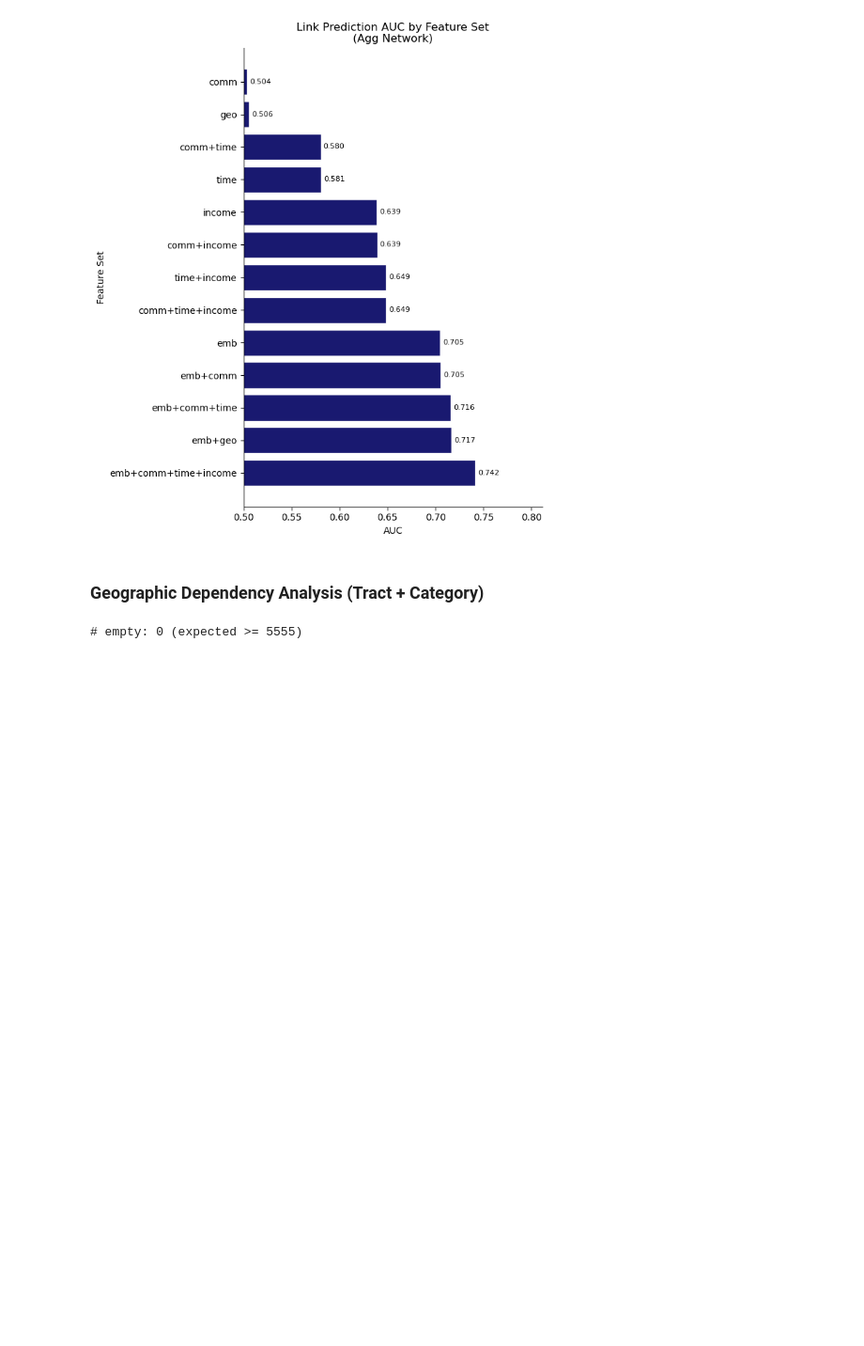
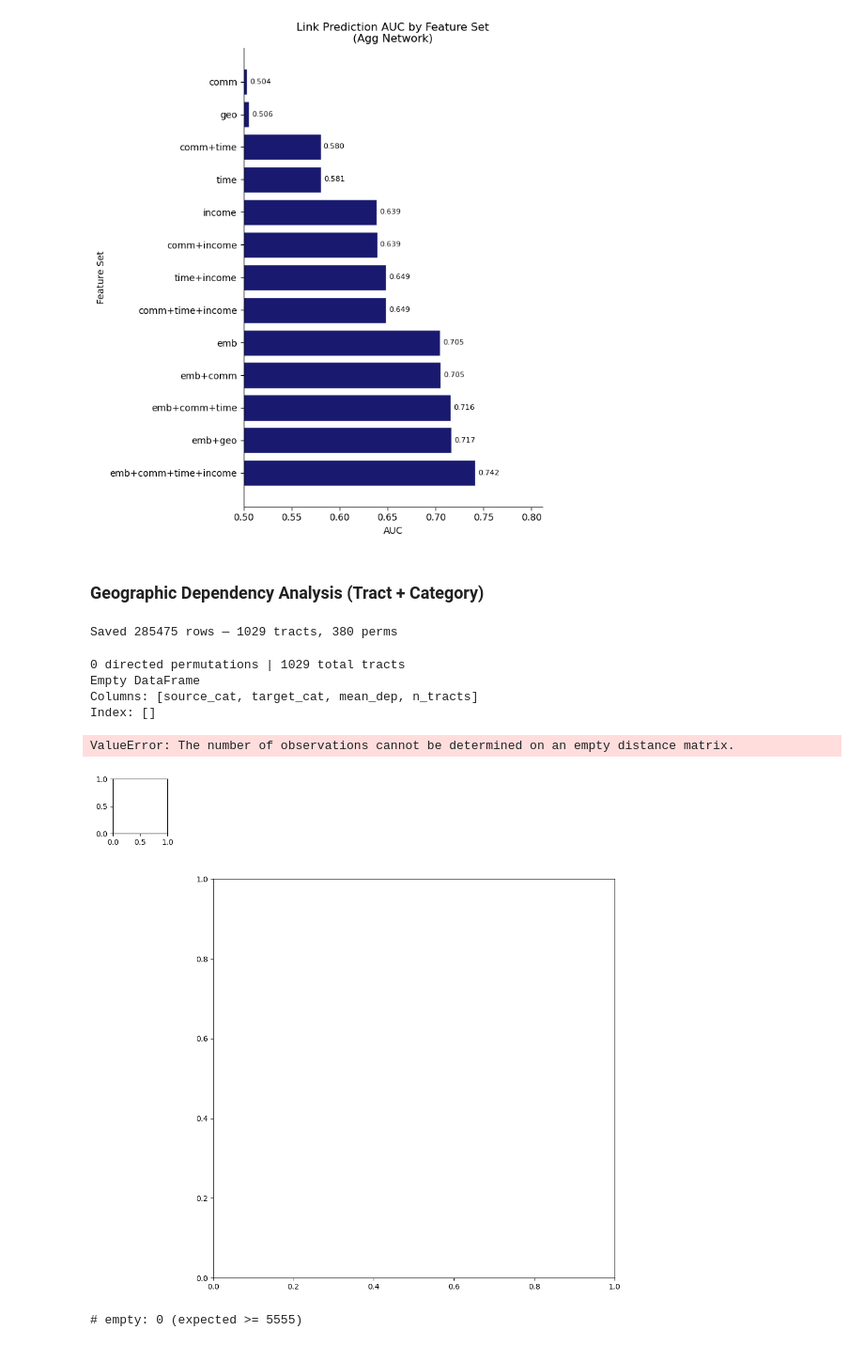
Before and after one commit to caleb-chandler/dependency-link-prediction, a Jupyter notebook: analysis.ipynb, the cells around one changed output. Shown at 94% size. Cells and saved outputs as stored; diff of their text form; code cells hidden in the pictures; blank space fills up the shorter version.

```diff
--- a/analysis.ipynb
+++ b/analysis.ipynb
@@ -34,6 +34,7 @@ pio.renderers.default = "notebook"
 
 seed = 21
 vers = 'agg'
+aggtype = 'dir'
 agg = False
 weight = 'cov'
 
@@ -46,14 +47,18 @@ elif vers == '24':
     save_dir = Path(f'data/undir_trials/24h/tests/seed{seed}')
     data = Path('data/undir_trials/24h/depnet_undirected_24h.gz')
 elif vers == 'agg':
-    fpath = Path('data/agg/agg_network_24h_undir.pkl')
-    save_dir = Path(f'data/agg/tests/seed{seed}')
+    if aggtype == 'undir':
+        fpath = Path('data/agg/agg_network_24h_undir.pkl')
+        save_dir = Path(f'data/agg/undir_dep/tests/seed{seed}')
+    elif aggtype == 'dir':
+        fpath = Path('data/agg/agg_network_24h_dir.pkl')
+        save_dir = Path(f'data/agg/dir_dep/tests/seed{seed}')
     agg = True
     weight = 'num_occ'
 else:
     print("Invalid version.")
 
 save_dir.mkdir(parents=True, exist_ok=True)
-print(f"Version: {vers} (agg={agg})")
+print(f"Version: {vers} ({aggtype}ected type)")
 print(f'Seed: {seed}')
 # %% [output]
@@ -362,13 +369,17 @@ Score saved.
 # %%
 # Plots/Verification
 
-from pipeline import distribution_finder, sample_non_edges_dist_controlled, load
-G = load(r'data/undir_trials/thresholded_networks/0_network.txt')
+from pipeline import distribution_finder, sample_non_edges_dist_controlled, sample_non_edges_agg_stratified, load
 
 # Generate the sample
-distrs, sets = distribution_finder(G, bins=50)
-dist_distr = distrs[0]
-sample = sample_non_edges_dist_controlled(G, dist_distr, len(list(G.nodes())) // 2)
+if agg == False:
+    G = load(r'data/undir_trials/thresholded_networks/0_network.txt')
+    distrs, sets = distribution_finder(G, bins=50)
+    dist_distr = distrs[0]
+    sample = sample_non_edges_dist_controlled(G, dist_distr, len(list(G.nodes())) // 2)
+else:
+    G =
+    sample = sample_non_edges_agg_stratified(G, len(list(G.nodes())) // 2)
 
 original_distances = list(nx.get_edge_attributes(G, 'DIST_KM').values())
 
@@ -388,7 +399,7 @@ axes[1].set_xlabel('Distance (KM)')
 axes[0].set_xlim(left=0)
 axes[1].set_ylim(bottom=0)
 plt.tight_layout()
-plt.savefig(r'data\undir_trials\imgs\distance_distr_comp.png')
+#plt.savefig(r'data\undir_trials\imgs\distance_distr_comp.png')
 plt.show()
 # %% [output]
 Attribute check: ('22j-223@62k-26r-c5z', {'latitude': 41.957599, 'longitude': -70.665682, 'poi_type': 'Food', 'unique_visits': 174, 'total_visits': 311})
@@ -818,9 +842,9 @@ plt.savefig('imgs/agg/geo_cat_dep/dep_dist_distr.png', dpi=500)
 rows = []
 for perm in tqdm(perms):
     s, t = perm
-    for tract in tqdm(tracts):
-        nodes_in_tract = [n for n in G.nodes() if tract in n]
-        target_node = next((n for n in nodes_in_tract if n.split('||')[0] == t))
+    for tract in tracts:
+        nodes_in_tract = [n for n in G.nodes() if n.split('||')[1] == tract]
+        target_node = next((n for n in nodes_in_tract if n.split('||')[0] == t), None)
         if target_node:
             # retrieve all incoming edges with the chosen source cat
             edges_to_take = [
@@ -837,15 +861,17 @@ for perm in tqdm(perms):
 
 # convert to df and save
 dep_df = pd.DataFrame(rows)
-dep_df.to_parquet('data/agg/cat_dep_dir.parquet', index=False)
+dep_df.to_parquet('data/agg/dir_dep/cat_dep_dir.parquet', index=False)
 
 print(f"Saved {len(dep_df)} rows — {dep_df['tract'].nunique()} tracts, {dep_df[['target_cat','source_cat']].drop_duplicates().shape[0]} perms")
+# %% [output]
+Saved 285475 rows — 1029 tracts, 380 perms
 # %%
 # -- heatmap + barchart: directed dependency analysis (AI) ---
 
 # load if needed
 if 'dep_df' not in globals():
-    dep_df = pd.read_parquet('data/agg/cat_dep_dir.parquet')
+    dep_df = pd.read_parquet('data/agg/dir_dep/cat_dep_dir.parquet')
 
 # --- per-permutation aggregate stats (non-zero, non-NaN tracts only) ---
 nonzero = dep_df[dep_df['avg_dep'].notna() & (dep_df['avg_dep'] > 0)]
@@ -876,33 +902,40 @@ cg = sns.clustermap(
 )
 cg.ax_heatmap.set_xticklabels(cg.ax_heatmap.get_xticklabels(), rotation=45, ha='right', fontsize=8)
 cg.ax_heatmap.set_yticklabels(cg.ax_heatmap.get_yticklabels(), rotation=0, fontsize=8)
 cg.ax_heatmap.set_xlabel('Target Category', fontsize=10)
 cg.ax_heatmap.set_ylabel('Source Category', fontsize=10)
 cg.figure.suptitle('Mean Directed Visit Dependency (Source → Target, Clustered)', fontsize=13, fontweight='bold', y=1.01)
 plt.savefig('imgs/agg/perm_dep_heatmap_clustered.png', dpi=300, bbox_inches='tight')
 plt.show()
 
 # === top 20 bar chart, colored by tract coverage ===
 top20 = perm_stats.head(20).copy()
 top20['label'] = top20['source_cat'] + ' → ' + top20['target_cat']
 
 fig, ax = plt.subplots(figsize=(9, 7))
 norm = plt.Normalize(top20['n_tracts'].min(), top20['n_tracts'].max())
 colors = [plt.cm.Blues(norm(v)) for v in top20['n_tracts'].values[::-1]]
 ax.barh(range(len(top20)), top20['mean_dep'].values[::-1], color=colors, alpha=0.9)
 ax.set_yticks(range(len(top20)))
 ax.set_yticklabels(top20['label'].values[::-1], fontsize=9)
 ax.set_xlabel('Mean Directed DEP', fontsize=11)
 ax.set_title('Top 20 Directed Permutations by Mean Dependency\n(darker = more tracts with edge)', fontsize=12, fontweight='bold')
 ax.spines[['top', 'right']].set_visible(False)
 
 sm = plt.cm.ScalarMappable(cmap=plt.cm.Blues, norm=norm)
 sm.set_array([])
 fig.colorbar(sm, ax=ax, label='# tracts with edge', shrink=0.6)
 
 plt.tight_layout()
 plt.savefig('imgs/agg/dir_dep_top20.png', dpi=300, bbox_inches='tight')
 plt.show()
+# %% [output]
+0 directed permutations | 1029 total tracts
+Empty DataFrame
+Columns: [source_cat, target_cat, mean_dep, n_tracts]
+Index: []
+ValueError: The number of observations cannot be determined on an empty distance matrix.
+[figure, added]
 # %%
 # --- mapping setup and plotting function ---
 
```
Also changed, not shown: parts of 4 cells of this notebook, 2 other files.
